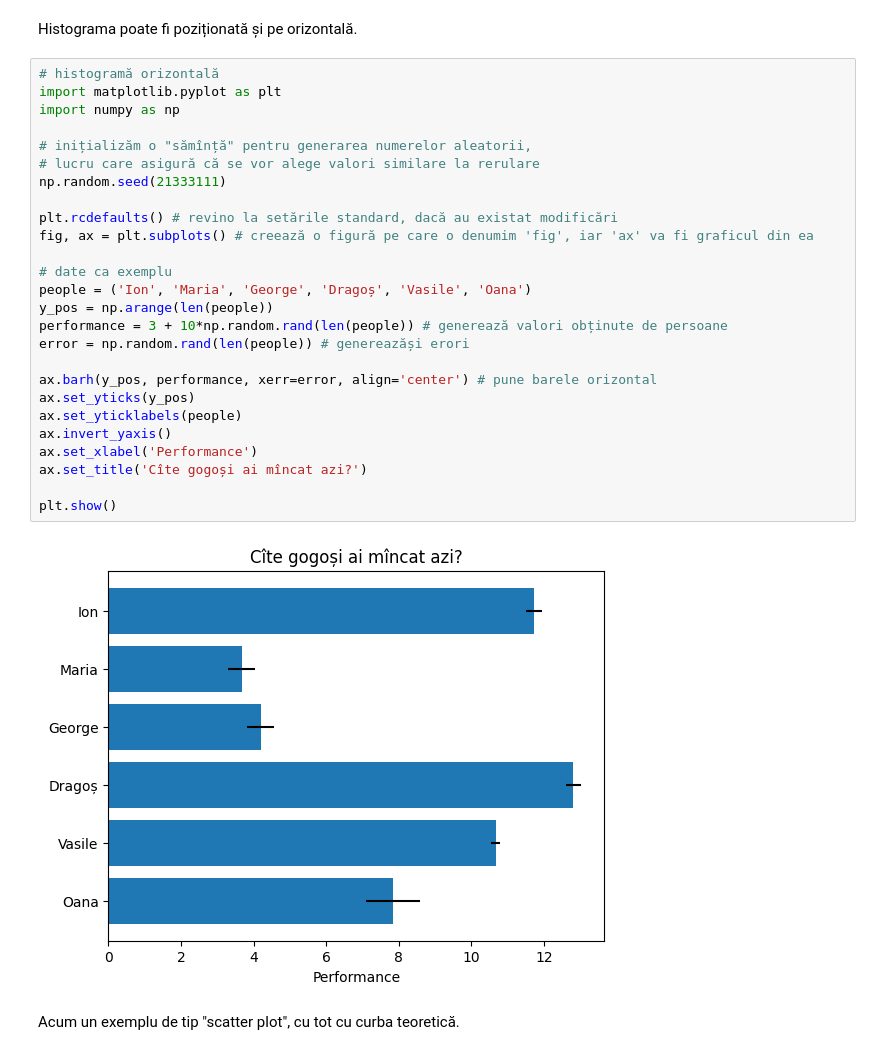
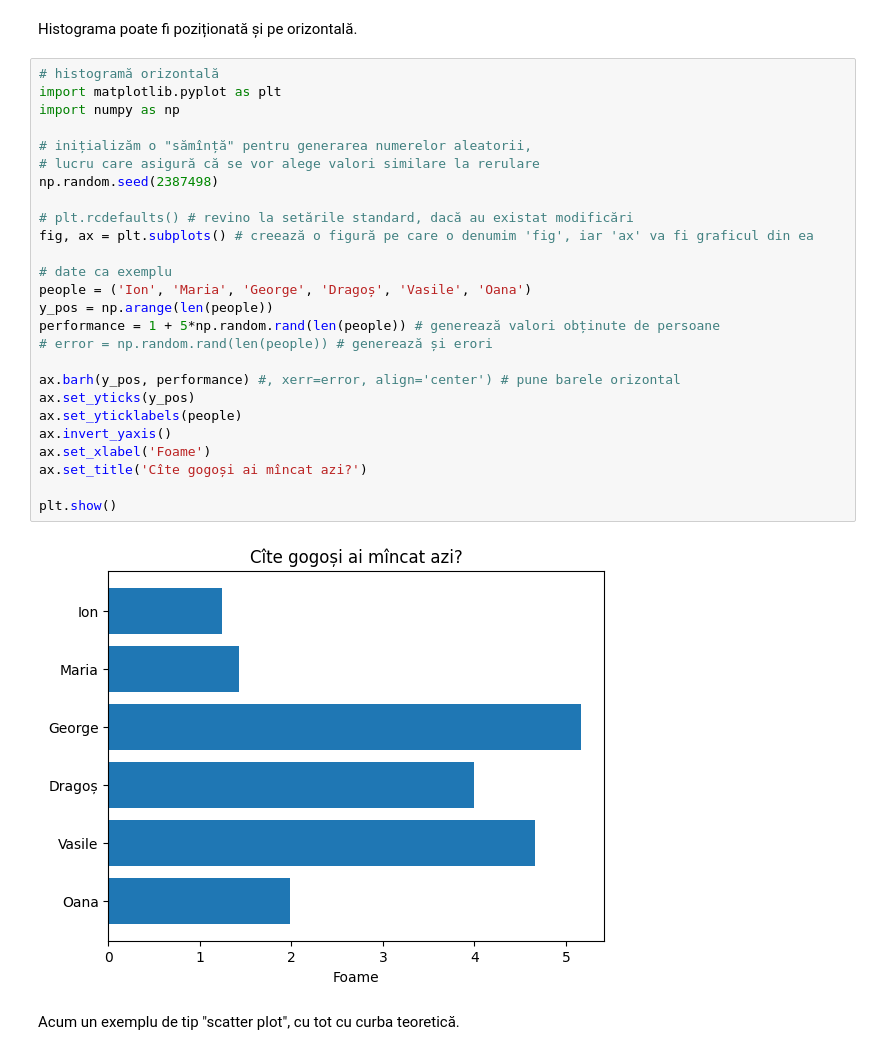
Before and after one commit to adimanea/fsa-softmat, a Jupyter notebook: python/3-grafice-discrete.ipynb, the cells around one changed output. Drawn from its saved outputs; the diff is of its cells as text.

```diff
--- a/python/3-grafice-discrete.ipynb
+++ b/python/3-grafice-discrete.ipynb
@@ -42,31 +45,31 @@ Histograma poate fi poziționată și pe orizontală.
 # %%
 # histogramă orizontală
 import matplotlib.pyplot as plt
 import numpy as np
 
 # inițializăm o "sămînță" pentru generarea numerelor aleatorii,
 # lucru care asigură că se vor alege valori similare la rerulare
-np.random.seed(21333111)
+np.random.seed(2387498)
 
-plt.rcdefaults() # revino la setările standard, dacă au existat modificări
+# plt.rcdefaults() # revino la setările standard, dacă au existat modificări
 fig, ax = plt.subplots() # creează o figură pe care o denumim 'fig', iar 'ax' va fi graficul din ea
 
 # date ca exemplu
 people = ('Ion', 'Maria', 'George', 'Dragoș', 'Vasile', 'Oana')
 y_pos = np.arange(len(people))
-performance = 3 + 10*np.random.rand(len(people)) # generează valori obținute de persoane
-error = np.random.rand(len(people)) # genereazăși erori
+performance = 1 + 5*np.random.rand(len(people)) # generează valori obținute de persoane
+# error = np.random.rand(len(people)) # generează și erori
 
-ax.barh(y_pos, performance, xerr=error, align='center') # pune barele orizontal
+ax.barh(y_pos, performance) #, xerr=error, align='center') # pune barele orizontal
 ax.set_yticks(y_pos)
 ax.set_yticklabels(people)
 ax.invert_yaxis()
-ax.set_xlabel('Performance')
+ax.set_xlabel('Foame')
 ax.set_title('Cîte gogoși ai mîncat azi?')
 
 plt.show()
 # %% [output]
-[figure, old version]
+[figure, new version]
 # %% [markdown]
 Acum un exemplu de tip "scatter plot", cu tot cu curba teoretică.
 # %%
```
Also changed, not shown: parts of 5 cells of this notebook.
